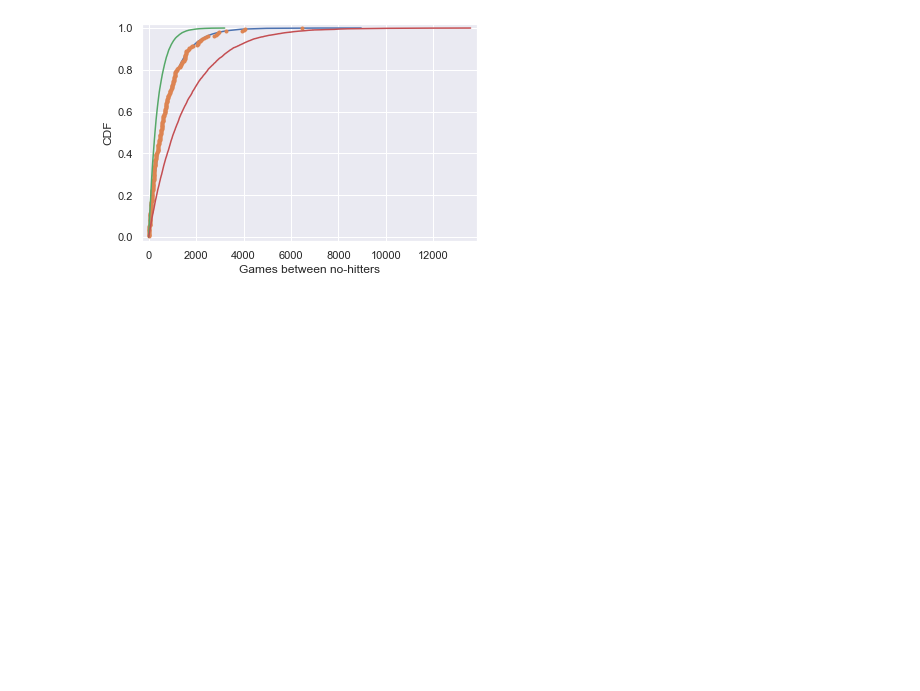
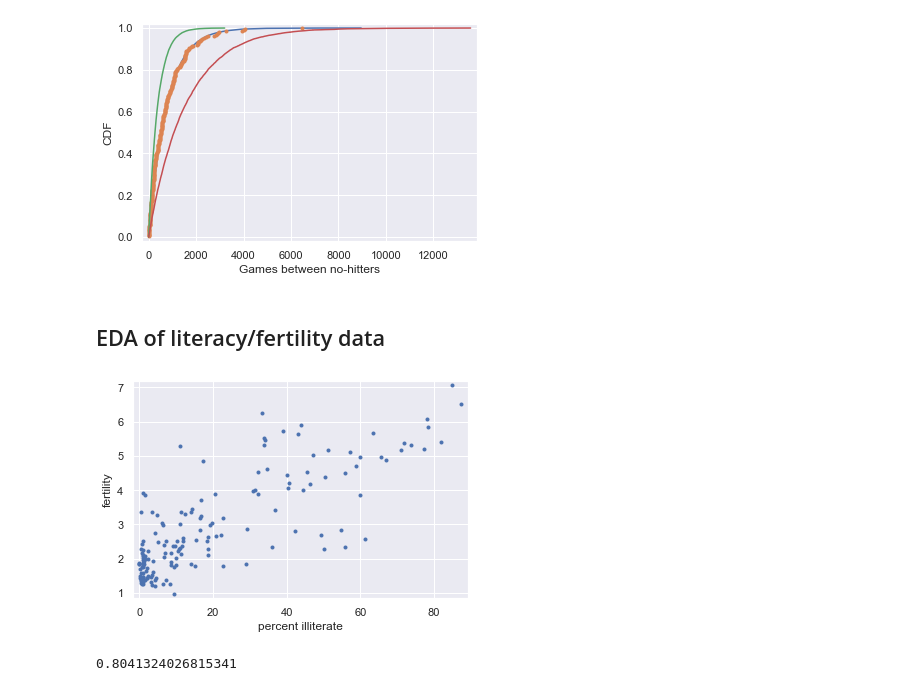
Before and after one commit to ArashMohsenijam/Statistical-Thinking, a Jupyter notebook: Statistical Thinking (Part 2).ipynb, the cells around one changed output. Saved outputs shown, nothing was run; the diff lists cells and outputs as text; code cells hidden in the pictures; blank space fills up the shorter version.

```diff
--- a/Statistical Thinking (Part 2).ipynb
+++ b/Statistical Thinking (Part 2).ipynb
@@ -19,6 +19,15 @@ def ecdf(data):
     y = np.arange(1, n+1) / n
 
     return x, y
+# %%
+def pearson_r(x, y):
+    """Compute Pearson correlation coefficient between two arrays."""
+    # Compute correlation matrix: corr_mat
+
+    corr_mat = np.corrcoef(x,y)
+
+    # Return entry [0,1]
+    return corr_mat[0,1]
 # %% [markdown]
 ## Import Dataset
 # %%
@@ -118,0 +169,19 @@ plt.show()
+# %% [markdown]
+## EDA of literacy/fertility data
+# %%
+# Plot the illiteracy rate versus fertility
+_ = plt.plot(illiteracy, fertility, marker='.', linestyle='none')
+
+# Set the margins and label axes
+plt.margins(0.02)
+_ = plt.xlabel('percent illiterate')
+_ = plt.ylabel('fertility')
+
+# Show the plot
+plt.show()
+
+# Show the Pearson correlation coefficient
+print(pearson_r(illiteracy, fertility))
+# %% [output]
+[figure, added]
+0.8041324026815341
```
Also changed, not shown: parts of 4 cells of this notebook, 10 other files.
